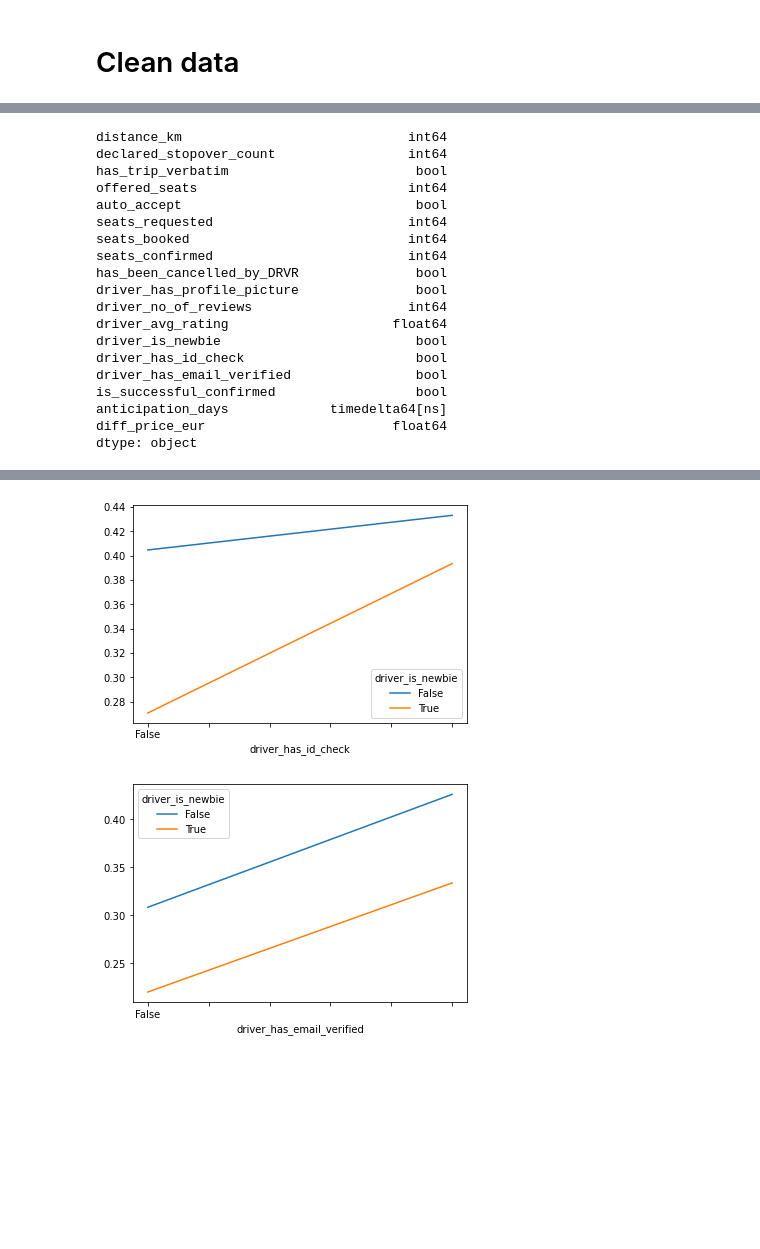
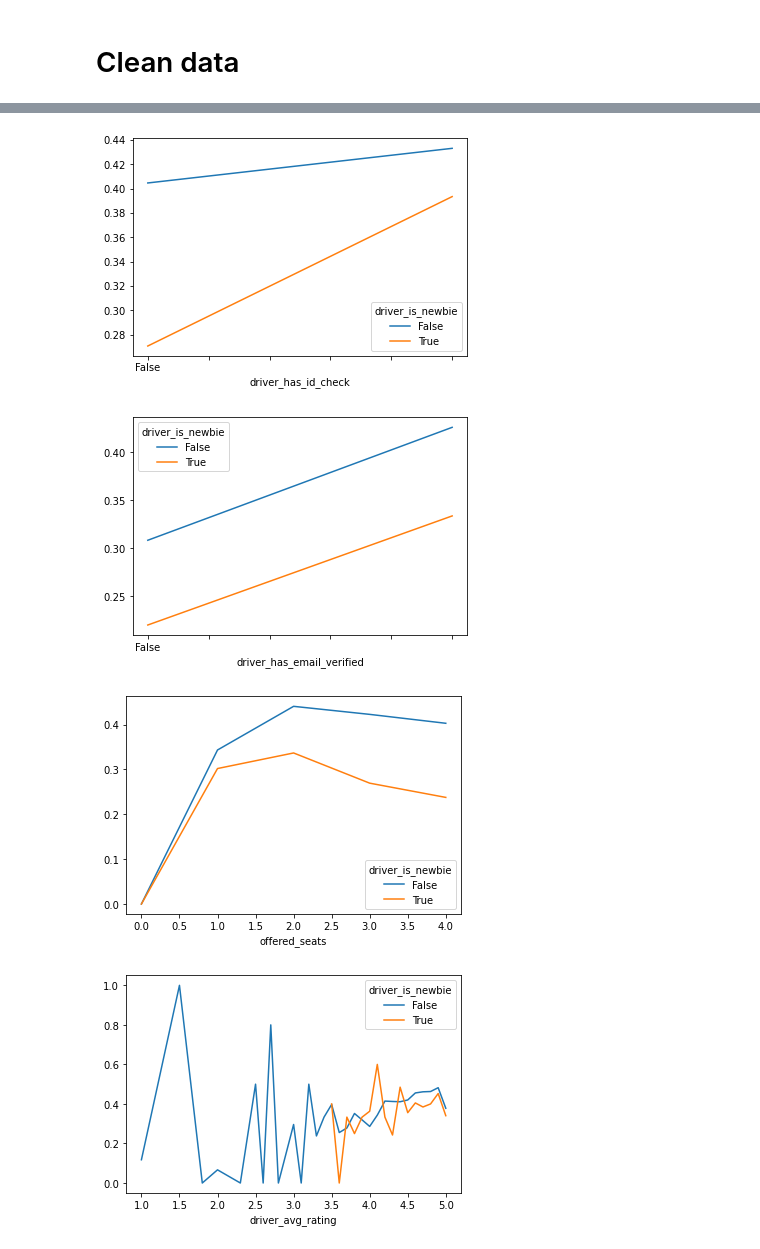
Before and after one commit to Campano/data-analysis, a Jupyter notebook: blablacar.ipynb, the cells around one changed output, grey strips where cells are left out. Drawn from its saved outputs; the diff is of its cells as text; code cells hidden in the pictures; blank space fills up the shorter version.

```diff
--- a/blablacar.ipynb
+++ b/blablacar.ipynb
@@ -1,7 +1,7 @@
 # %%
 import pandas as pd
 import seaborn as sns
-blablacar_df = pd.read_csv('data/blablacar.csv')
+blablacar_df = pd.read_csv('data/blablacar.csv', low_memory=False)
 # %% [markdown]
 # Duplicated drivers
 
@@ -28,7 +28,15 @@ df = df.drop(columns=[
 df['publication_date'] = pd.to_datetime(df['publication_date'], errors='coerce')
 df['travel_date'] = pd.to_datetime(df['travel_date'], errors='coerce')
 df['anticipation_days'] = df.travel_date - df.publication_date
-df = df.drop(columns=['publication_date', 'travel_date'])
+df.dropna(subset=['anticipation_days'], inplace=True)
+
+df['anticipation'] = 'E(none)'
+df.loc[df['anticipation_days'].dt.days>0, 'anticipation'] = 'D(low)'
+df.loc[df['anticipation_days'].dt.days>3, 'anticipation'] = 'C(normal)'
+df.loc[df['anticipation_days'].dt.days>10, 'anticipation'] = 'B(high)'
+df.loc[df['anticipation_days'].dt.days>20, 'anticipation'] = 'A(very high)'
+
+df = df.drop(columns=['publication_date', 'travel_date', 'anticipation_days'])
 
 # calculate price diff, remove other price stuff
 df['diff_price_eur'] = df.price_driver_eur - df.price_reco_eur
@@ -37,8 +45,24 @@ df = df.drop(columns=['price_reco_adoption', 'price_reco_eur', 'price_driver_eur
 # is_unbooked : driver failed booking because forgot to accept passenger request ?
 #df['is_unbooked'] = df['auto_accept']!=True and df['has_been_cancelled_by_DRVR']!=False and df['seats_booked']>df['seats_requested']
 
+df['reviews'] = 'A(none)'
+df.loc[df['driver_no_of_reviews']>0, 'reviews'] = 'B(few)'
+df.loc[df['driver_no_of_reviews']>5, 'reviews'] = 'C(some)'
+df.loc[df['driver_no_of_reviews']>10, 'reviews'] = 'D(many)'
+df.loc[df['driver_no_of_reviews']>20, 'reviews'] = 'E(many +)'
+df = df.drop(columns=['driver_no_of_reviews'])
+
+
+df['diff_price'] = 'C(same)'
+df.loc[df['diff_price_eur']<0, 'diff_price'] = 'B(lower)'
+df.loc[df['diff_price_eur']<-5, 'diff_price'] = 'A(much lower)'
+df.loc[df['diff_price_eur']>0, 'diff_price'] = 'D(higher)'
+df.loc[df['diff_price_eur']>5, 'diff_price'] = 'E(much higher)'
+df = df.drop(columns=['diff_price_eur'])
+
+
 # type profile pic column
-df['driver_has_profile_picture'] = df['driver_has_profile_picture'].astype('bool')
+#df['driver_has_profile_picture'] = df['driver_has_profile_picture'].astype('bool')
 
 df.head()
 # %% [output]
@@ -59,50 +77,29 @@ pd.pivot_table(blablacar_df[blablacar_df.driver_has_profile_picture!='Unknown'],
-# %%
-# pd.pivot_table(blablacar_df[blablacar_df.driver_has_profile_picture!='Unknown'],
-#     values='is_successful_confirmed',
-#     columns='driver_is_newbie',
-#     index=[
-#         'driver_has_profile_picture'
-#     ]
-# ).plot()
-clean_df.dtypes
-# %% [output]
-distance_km                             int64
-declared_stopover_count                 int64
-has_trip_verbatim                        bool
-offered_seats                           int64
-auto_accept                              bool
-seats_requested                         int64
-seats_booked                            int64
-seats_confirmed                         int64
-has_been_cancelled_by_DRVR               bool
-driver_has_profile_picture               bool
-driver_no_of_reviews                    int64
-driver_avg_rating                     float64
-driver_is_newbie                         bool
-driver_has_id_check                      bool
-driver_has_email_verified                bool
-is_successful_confirmed                  bool
-anticipation_days             timedelta64[ns]
-diff_price_eur                        float64
-dtype: object
 # %%
-for c in [
+boolean_values = [
     'has_trip_verbatim',
     'auto_accept',
     'has_been_cancelled_by_DRVR',
     'driver_has_profile_picture',
     'driver_has_id_check',
-    'driver_has_email_verified'
-]:
-    pd.pivot_table(blablacar_df,
+    'driver_has_email_verified',
+    'offered_seats',
+    'driver_avg_rating',
+    'reviews',
+    'anticipation',
+    'diff_price'
+]
+for c in boolean_values:
+    pd.pivot_table(df,
         values='is_successful_confirmed',
         columns='driver_is_newbie',
         index=c
     ).plot()
 # %% [output]
 [figure]
 [figure]
 [figure]
 [figure]
 [figure]
 [figure]
+[figure, added]
+[figure, added]
```
Also changed, not shown: parts of 5 cells of this notebook, 3 other files.
